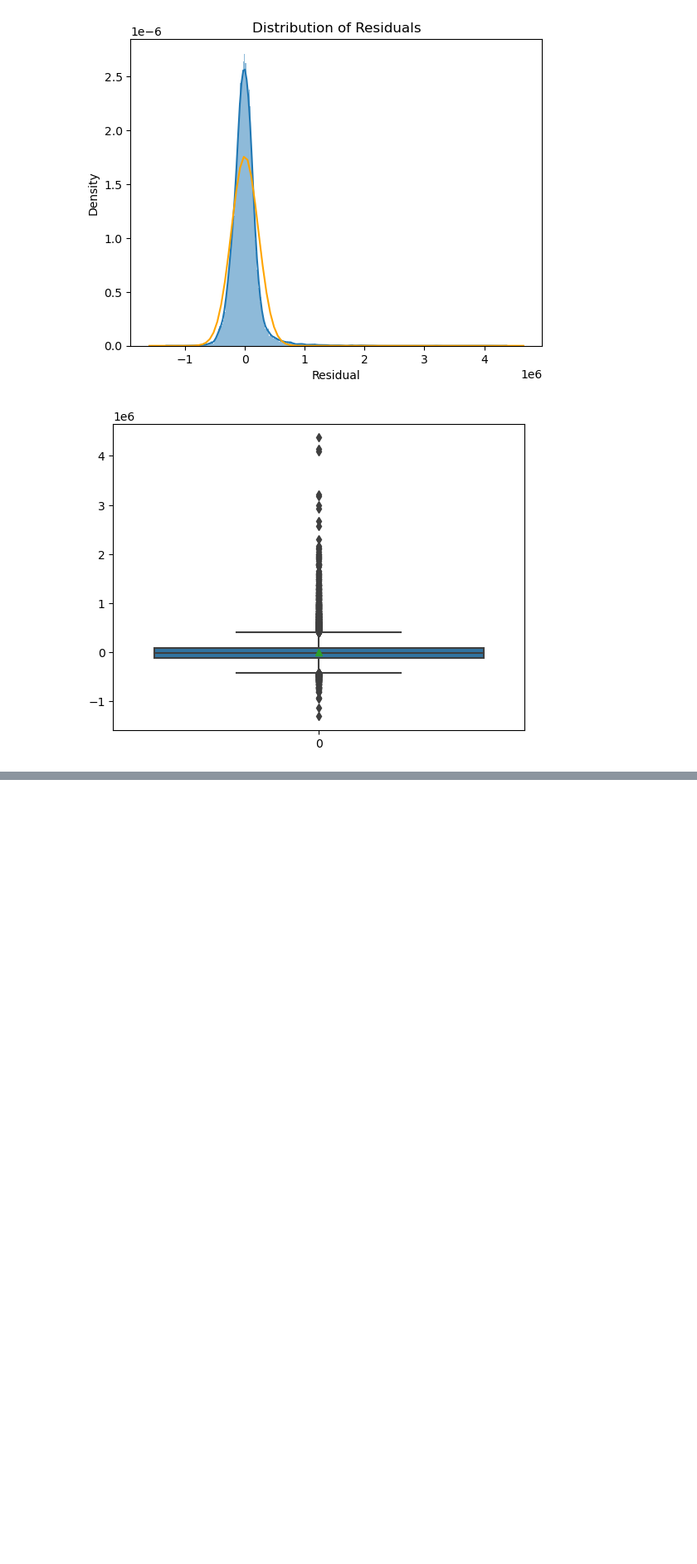
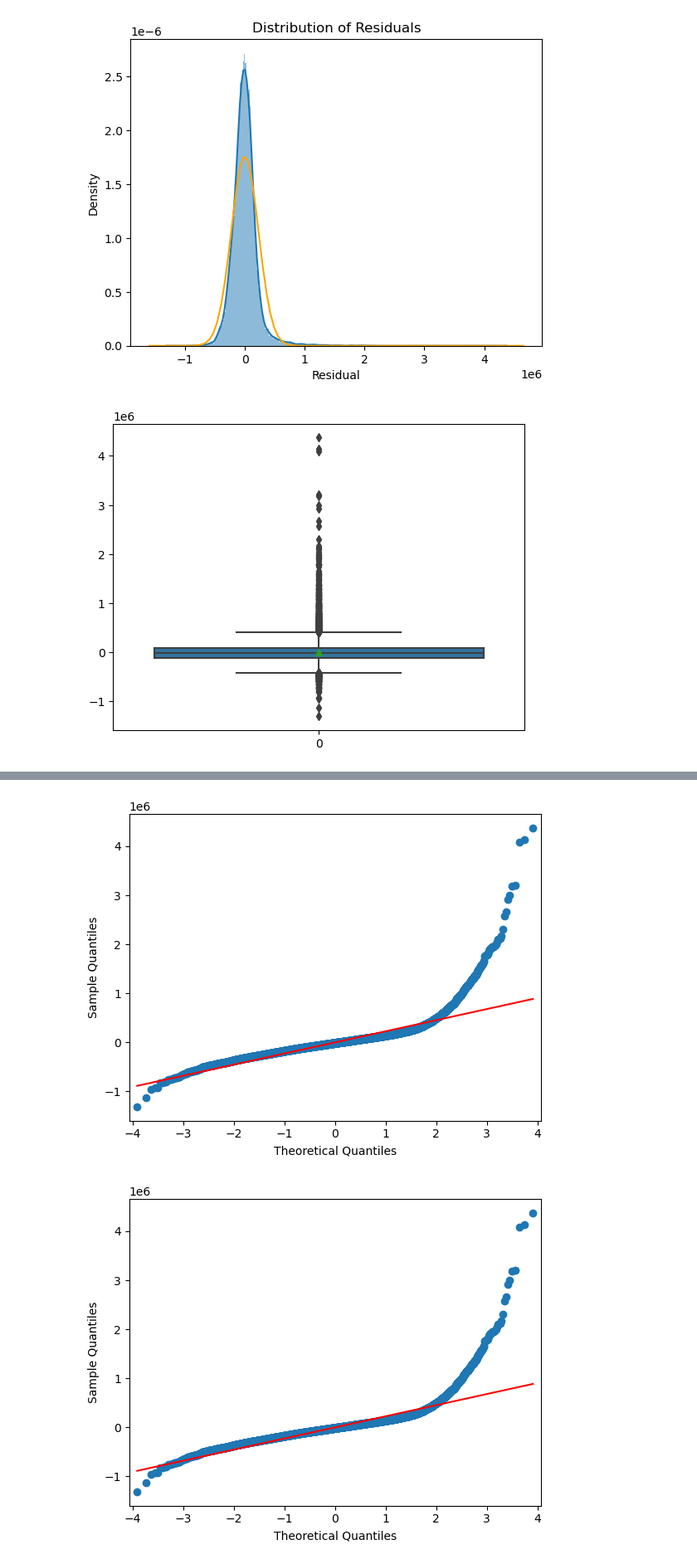
Before and after one commit to Wendy0001/EndofP2, a Jupyter notebook: students.ipynb, the cells around one changed output, grey strips where cells are left out. Shown at 83% size. Saved outputs shown, nothing was run; the diff lists cells and outputs as text; code cells hidden in the pictures; blank space fills up the shorter version.

```diff
--- a/students.ipynb
+++ b/students.ipynb
@@ -693,0 +714,5 @@ sns.boxplot(residuals, showmeans=True);
+# %%
+sm.qqplot(residuals, line ='s')
+# %% [output]
+[figure, added]
+[figure, added]
```
Also changed, not shown: parts of 25 cells of this notebook.
